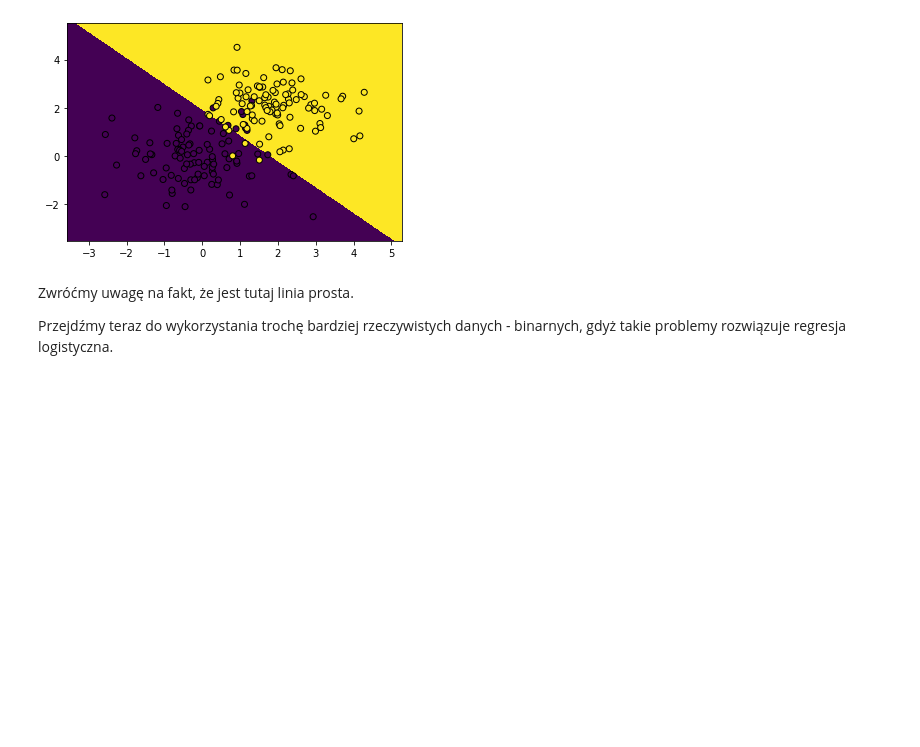
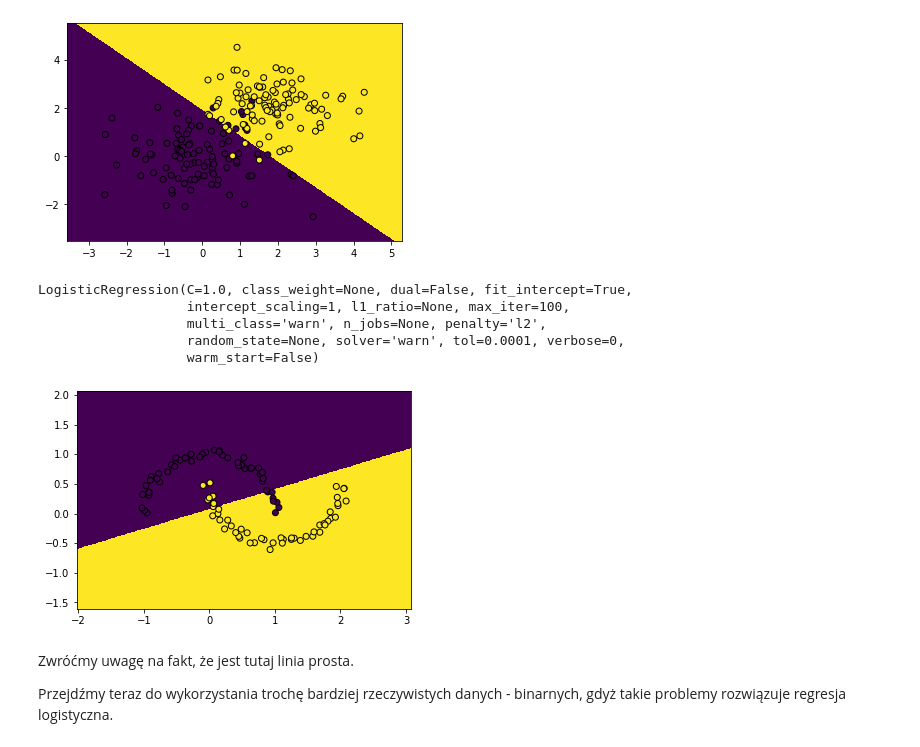
Before and after one commit to xenteros/data-science-training, a Jupyter notebook: LogisticRegression.ipynb, the cells around one changed output. Saved outputs shown, nothing was run; the diff lists cells and outputs as text; code cells hidden in the pictures; blank space fills up the shorter version.

```diff
--- a/LogisticRegression.ipynb
+++ b/LogisticRegression.ipynb
@@ -57,6 +57,35 @@ ax.scatter(train_data[:, 0], train_data[:, 1], c=train_labels, edgecolors='k')
 plt.show()
 # %% [output]
 [figure]
+# %%
+from sklearn.datasets.samples_generator import make_moons
+X, y = make_moons(n_samples=100, noise=0.05)
+# %%
+from sklearn.linear_model import LogisticRegression
+
+model = LogisticRegression()
+model.fit(X, y)
+# %% [output]
+LogisticRegression(C=1.0, class_weight=None, dual=False, fit_intercept=True,
+                   intercept_scaling=1, l1_ratio=None, max_iter=100,
+                   multi_class='warn', n_jobs=None, penalty='l2',
+                   random_state=None, solver='warn', tol=0.0001, verbose=0,
+                   warm_start=False)
+# %%
+import matplotlib.pyplot as plt
+
+xs, ys = get_grid(X)
+
+predicted = model.predict(
+    np.column_stack((xs.flatten(),
+                     ys.flatten()))).reshape(xs.shape)
+
+fig, ax = plt.subplots()
+ax.pcolormesh(xs, ys, predicted)
+ax.scatter(X[:, 0], X[:, 1], c=y, edgecolors='k')
+plt.show()
+# %% [output]
+[figure, added]
 # %% [markdown]
 Zwróćmy uwagę na fakt, że jest tutaj linia prosta.
 
```
Also changed, not shown: 6 other files.
